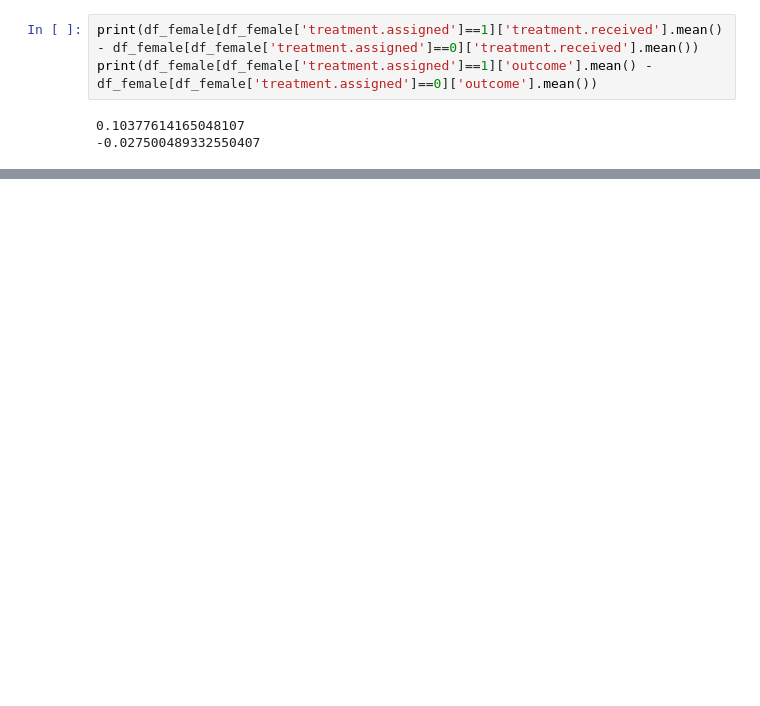
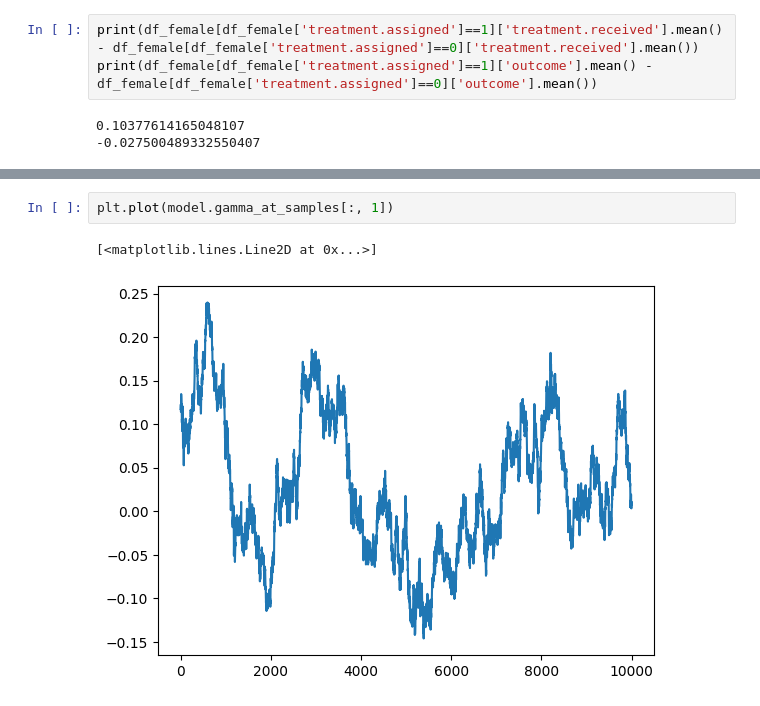
Before and after one commit to Kuno3/bayesian_iv, a Jupyter notebook: notebook/analysis_of_flu_data.ipynb, the cells around one changed output, grey strips where cells are left out. Drawn from its saved outputs; the diff is of its cells as text; blank space fills up the shorter version.

```diff
--- a/notebook/analysis_of_flu_data.ipynb
+++ b/notebook/analysis_of_flu_data.ipynb
@@ -64,0 +75,5 @@ plt.plot(model.lp_list[2001:])
+# %%
+plt.plot(model.gamma_at_samples[:, 1])
+# %% [output]
+[<matplotlib.lines.Line2D at 0x...>]
+[figure, added]
```
Also changed, not shown: parts of 6 cells of this notebook, 1 other file.
